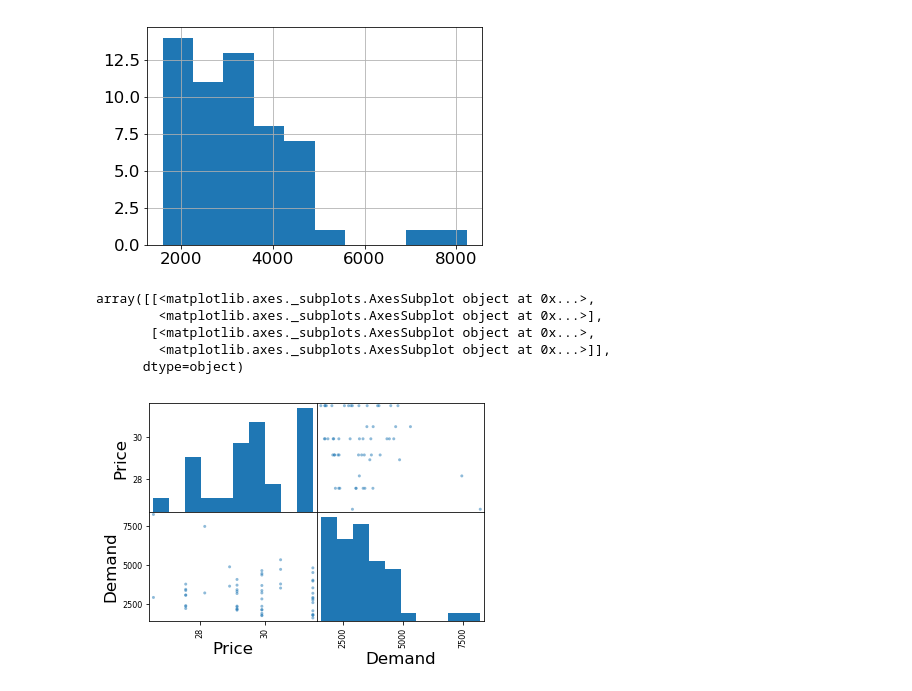
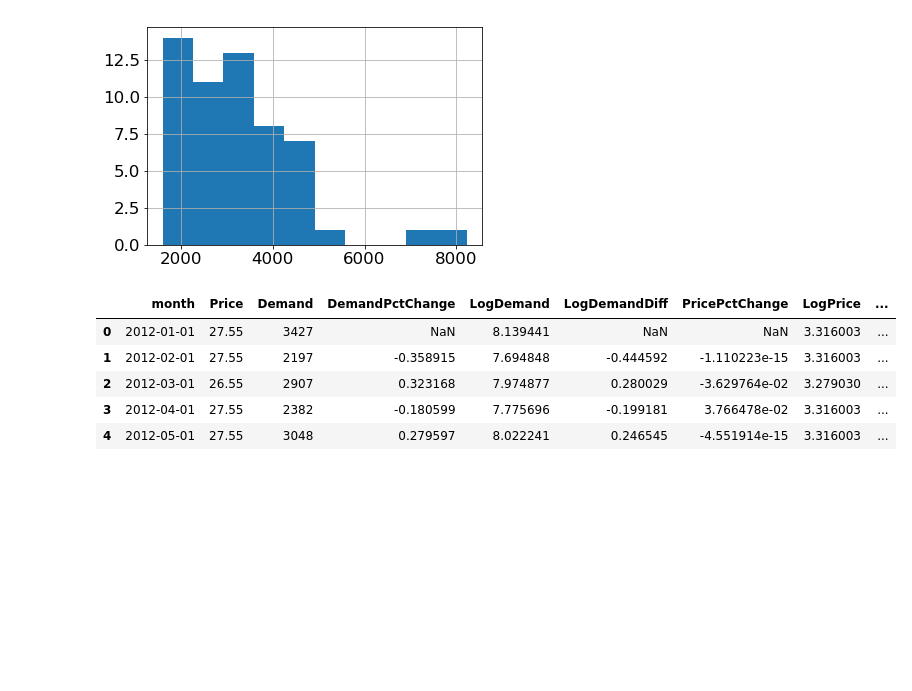
Before and after one commit to nicholsonjohnc/promotion-optimization, a Jupyter notebook: Untitled.ipynb, the cells around one changed output. Saved outputs shown, nothing was run; the diff lists cells and outputs as text; code cells hidden in the pictures; blank space fills up the shorter version.

```diff
--- a/Untitled.ipynb
+++ b/Untitled.ipynb
@@ -102,12 +96,20 @@ df['Demand'].hist()
 # %% [output]
 <matplotlib.axes._subplots.AxesSubplot at 0x...>
 [figure]
-# %%
-scatter_matrix(df)
-# %% [output]
-array([[<matplotlib.axes._subplots.AxesSubplot object at 0x...>,
-        <matplotlib.axes._subplots.AxesSubplot object at 0x...>],
-       [<matplotlib.axes._subplots.AxesSubplot object at 0x...>,
-        <matplotlib.axes._subplots.AxesSubplot object at 0x...>]],
-      dtype=object)
-[figure, removed]
+# %%
+df = pd.read_csv('agg_data.csv')
+df['month'] = pd.to_datetime(df['month'])
+df['DemandPctChange'] = df['Demand'].pct_change()
+df['LogDemand'] = np.log(df['Demand'])
+df['LogDemandDiff'] = df['LogDemand'].diff()
+df['PricePctChange'] = df['Price'].pct_change()
+df['LogPrice'] = np.log(df['Price'])
+df['LogPriceDiff'] = df['LogPrice'].diff()
+df.head()
+# %% [output]
+|  | month | Price | Demand | DemandPctChange | LogDemand | LogDemandDiff | PricePctChange | LogPrice | ... |
+| 0 | 2012-01-01 | 27.55 | 3427 | NaN | 8.139441 | NaN | NaN | 3.316003 | ... |
+| 1 | 2012-02-01 | 27.55 | 2197 | -0.358915 | 7.694848 | -0.444592 | -1.110223e-15 | 3.316003 | ... |
+| 2 | 2012-03-01 | 26.55 | 2907 | 0.323168 | 7.974877 | 0.280029 | -3.629764e-02 | 3.279030 | ... |
+| 3 | 2012-04-01 | 27.55 | 2382 | -0.180599 | 7.775696 | -0.199181 | 3.766478e-02 | 3.316003 | ... |
+| 4 | 2012-05-01 | 27.55 | 3048 | 0.279597 | 8.022241 | 0.246545 | -4.551914e-15 | 3.316003 | ... |
```
Also changed, not shown: parts of 3 cells of this notebook, 2 other files.
